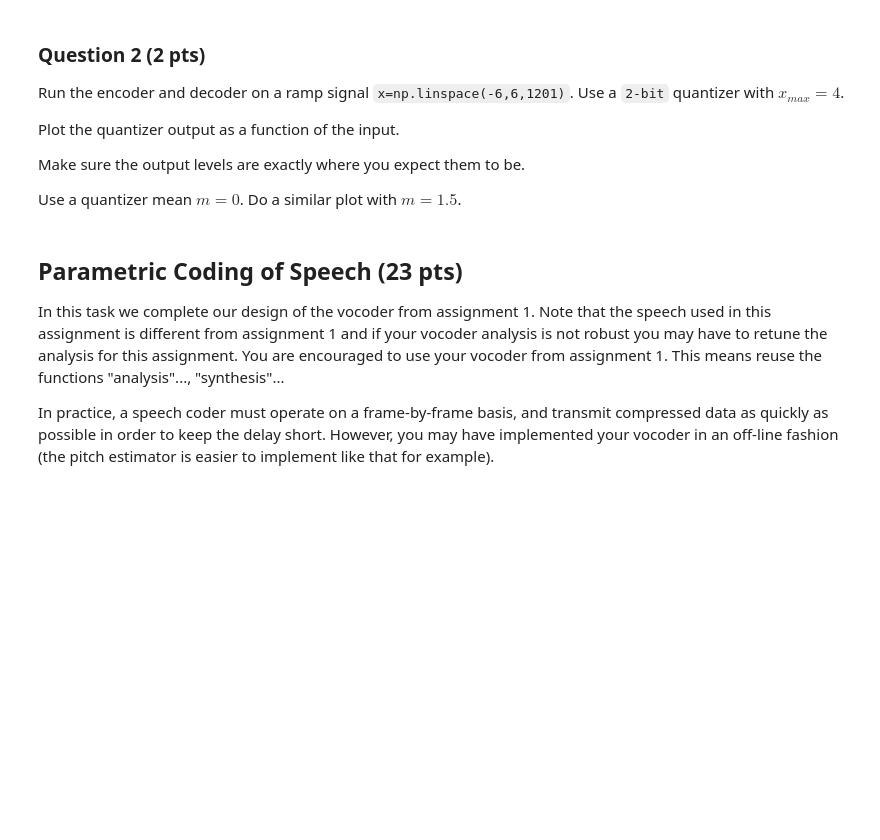
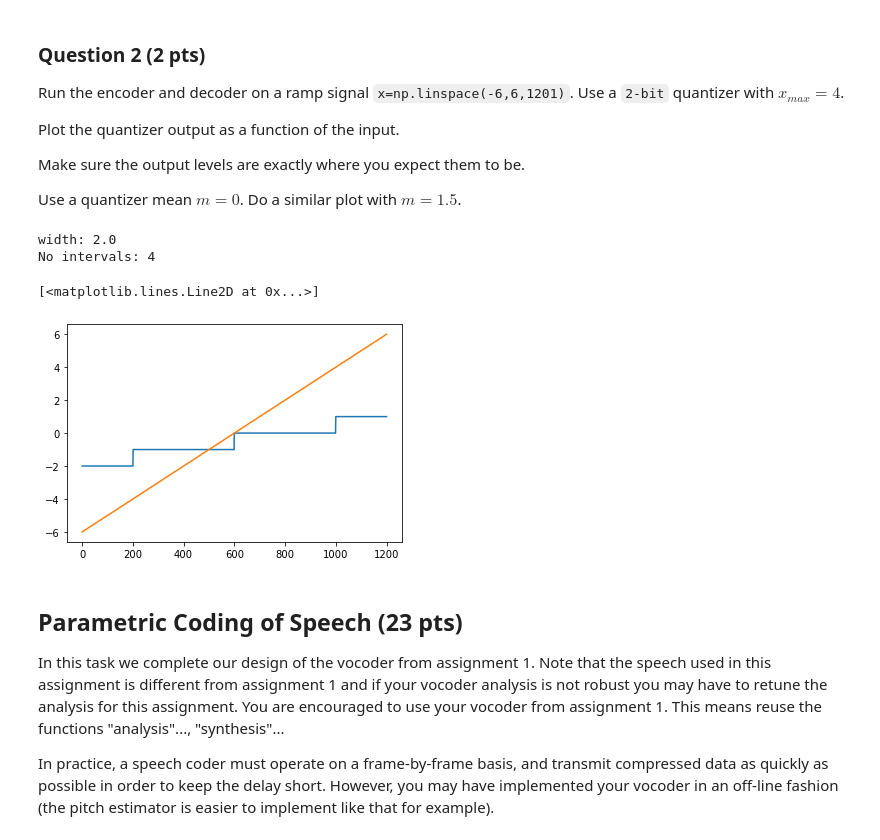
Before and after one commit to bossersimon/EQ2321, a Jupyter notebook: lab2/assignment_2.ipynb, the cells around one changed output. Cells and saved outputs as stored; diff of their text form; code cells hidden in the pictures; blank space fills up the shorter version.

```diff
--- a/lab2/assignment_2.ipynb
+++ b/lab2/assignment_2.ipynb
@@ -81,6 +118,19 @@ Plot the quantizer output as a function of the input.
 Make sure the output levels are exactly where you expect them to be.
 
 Use a quantizer mean $m=0$. Do a similar plot with $m=1.5$.
+# %%
+x=np.linspace(-6,6,1201)
+
+v = sq_enc(x, 2, 4, 0)
+#print(v)
+
+plt.plot(v)
+plt.plot(x)
+# %% [output]
+width: 2.0
+No intervals: 4
+[<matplotlib.lines.Line2D at 0x...>]
+[figure, added]
 # %% [markdown]
 ## Parametric Coding of Speech (23 pts)
 
```
Also changed, not shown: parts of 7 cells of this notebook.
